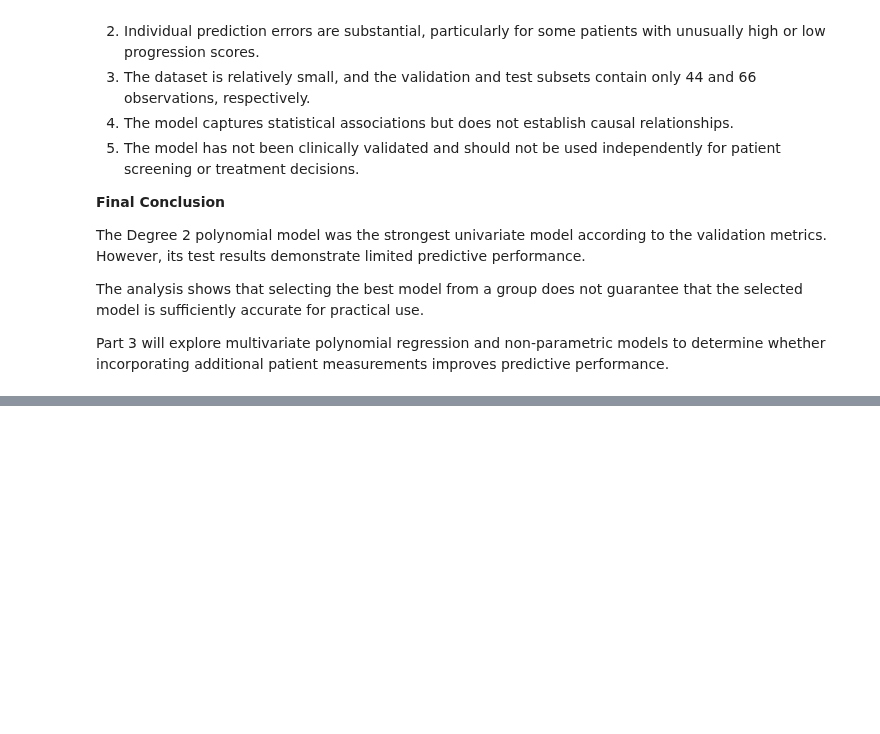
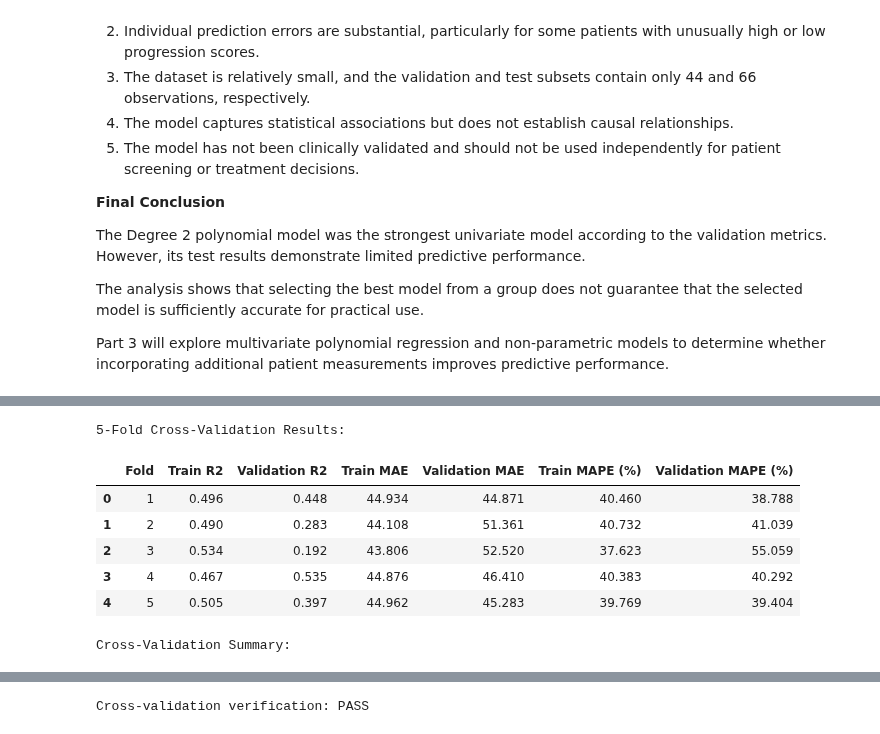
Before and after one commit to UbaidUllah777/PracticalLab2_DiabetesRegression, a Jupyter notebook: PracticalLab2_DiabetesRegression.ipynb, the cells around one changed output, grey strips where cells are left out. Cells and saved outputs as stored; diff of their text form; code cells hidden in the pictures; blank space fills up the shorter version.

```diff
--- a/PracticalLab2_DiabetesRegression.ipynb
+++ b/PracticalLab2_DiabetesRegression.ipynb
@@ -1302,0 +3079,40 @@ Part 3 will explore multivariate polynomial regression and non-parametric models
+# %%
+
+from src.cross_validation import DiabetesCrossValidation
+
+# Initialize our OOP cross-validation class
+cv_evaluator = DiabetesCrossValidation(
+    X_train=X_train,
+    y_train=y_train,
+    n_splits=5,
+    random_state=42
+)
+
+# Evaluate the Degree 2 polynomial modeling procedure
+cv_fold_results, cv_summary = cv_evaluator.evaluate(
+    degree=2,
+    k_features=4
+)
+
+print("5-Fold Cross-Validation Results:")
+display(cv_fold_results.round(3))
+
+print("\nCross-Validation Summary:")
+display(cv_summary.round(3))
+
+# Verify expected number of folds
+assert len(cv_fold_results) == 5
+
+# Verify no missing evaluation results
+assert cv_fold_results.notna().all().all()
+
+print("\nCross-validation verification: PASS")
+# %% [output]
+5-Fold Cross-Validation Results:
+|  | Fold | Train R2 | Validation R2 | Train MAE | Validation MAE | Train MAPE (%) | Validation MAPE (%) |
+| 0 | 1 | 0.496 | 0.448 | 44.934 | 44.871 | 40.460 | 38.788 |
+| 1 | 2 | 0.490 | 0.283 | 44.108 | 51.361 | 40.732 | 41.039 |
+| 2 | 3 | 0.534 | 0.192 | 43.806 | 52.520 | 37.623 | 55.059 |
+| 3 | 4 | 0.467 | 0.535 | 44.876 | 46.410 | 40.383 | 40.292 |
+| 4 | 5 | 0.505 | 0.397 | 44.962 | 45.283 | 39.769 | 39.404 |
+Cross-Validation Summary:
@@ -1302,0 +3122 @@ Part 3 will explore multivariate polynomial regression and non-parametric models
+Cross-validation verification: PASS
```
Also changed, not shown: parts of 47 cells of this notebook, 6 other files.
